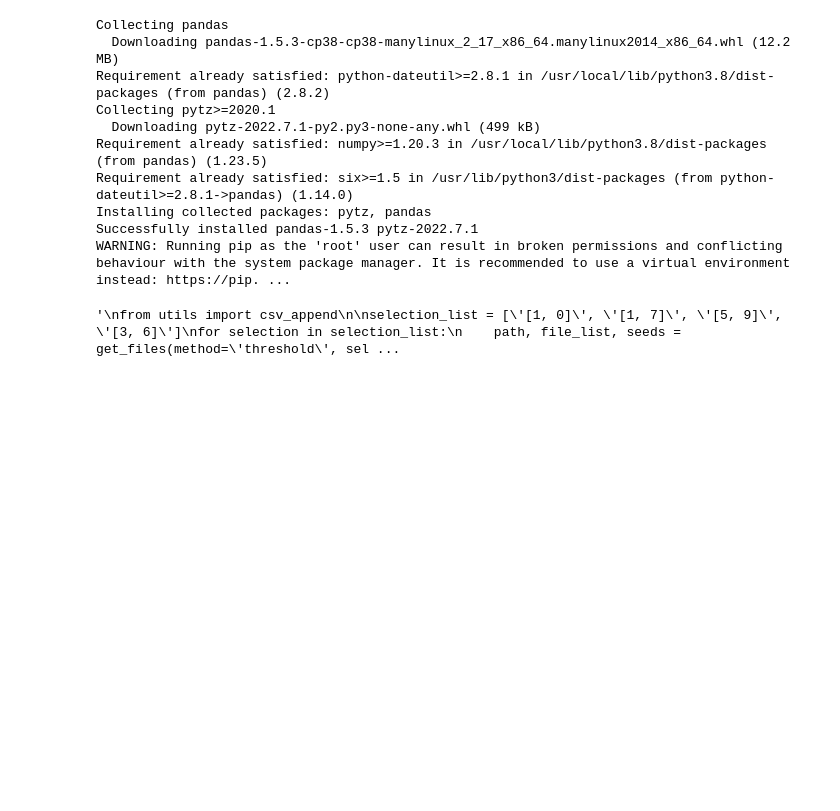
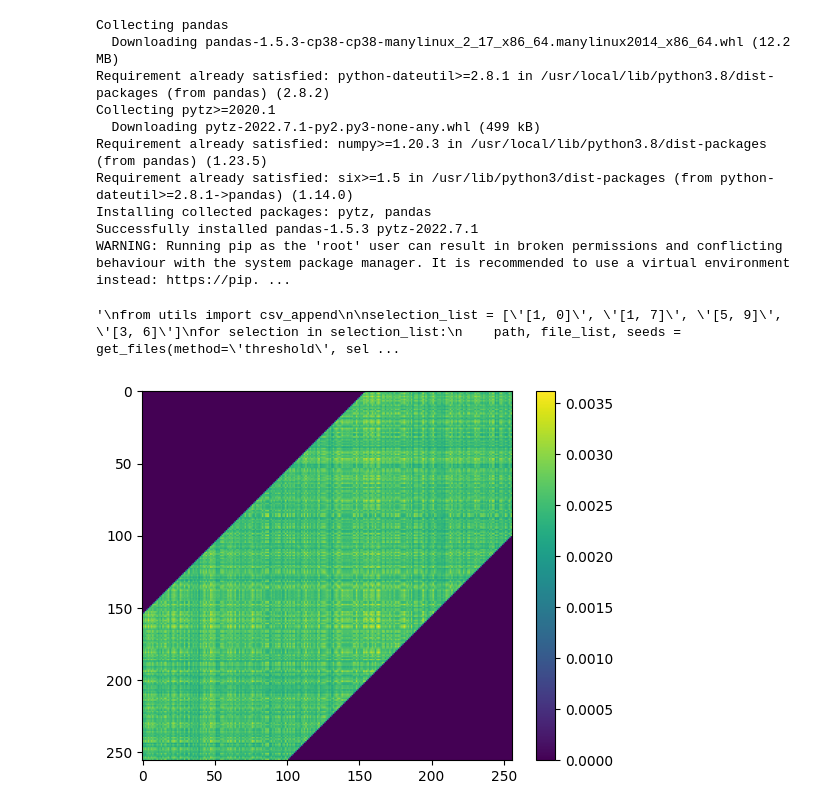
Before and after one commit to PVNkT/Quantum_NTK, a Jupyter notebook: make_graph.ipynb, the cells around one changed output. Drawn from its saved outputs; the diff is of its cells as text; code cells hidden in the pictures; blank space fills up the shorter version.

```diff
--- a/make_graph.ipynb
+++ b/make_graph.ipynb
@@ -216,0 +219,7 @@ for selection in selection_list:
+# %%
+kernel = np.load("/workspace/kernel/[1, 0]/anti_diagonal/4087/kernel_train_100.npy")
+plt.imshow(kernel)
+plt.colorbar()
+plt.show()
+# %% [output]
+[figure, added]
```
Also changed, not shown: parts of 1 cell of this notebook, 1 other file.
